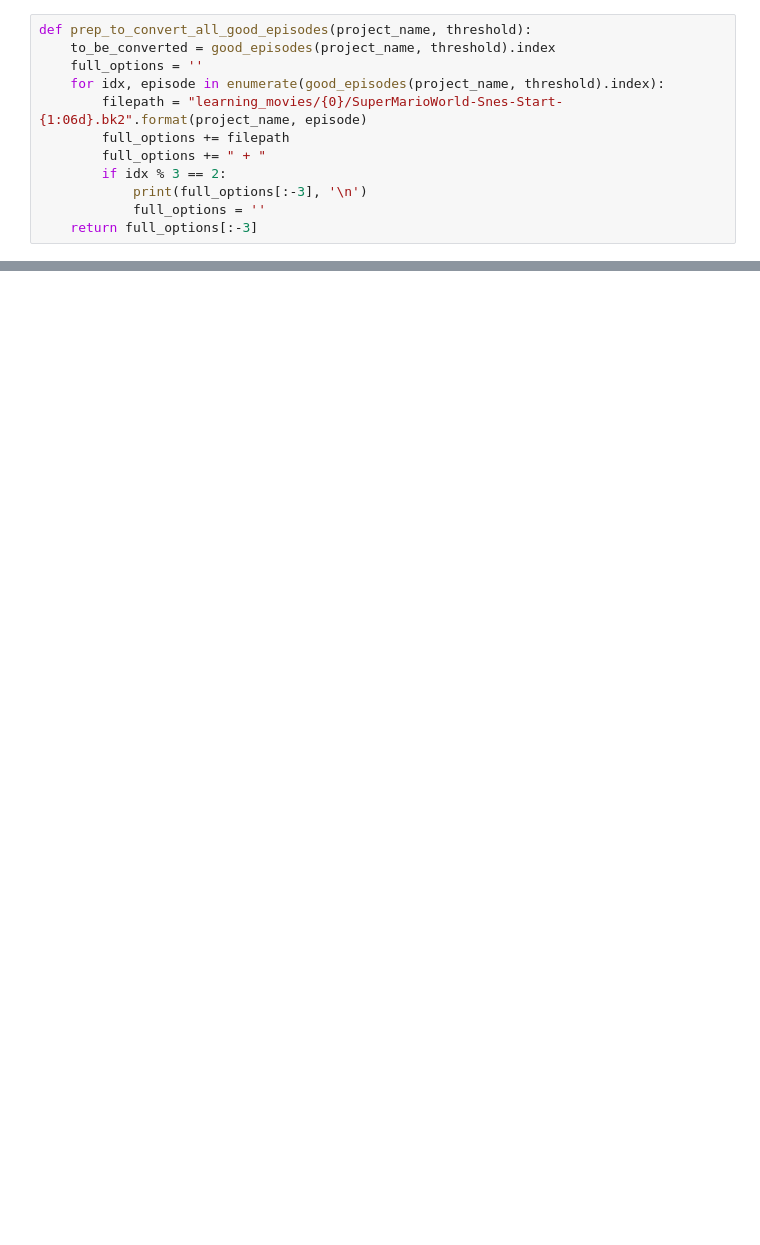
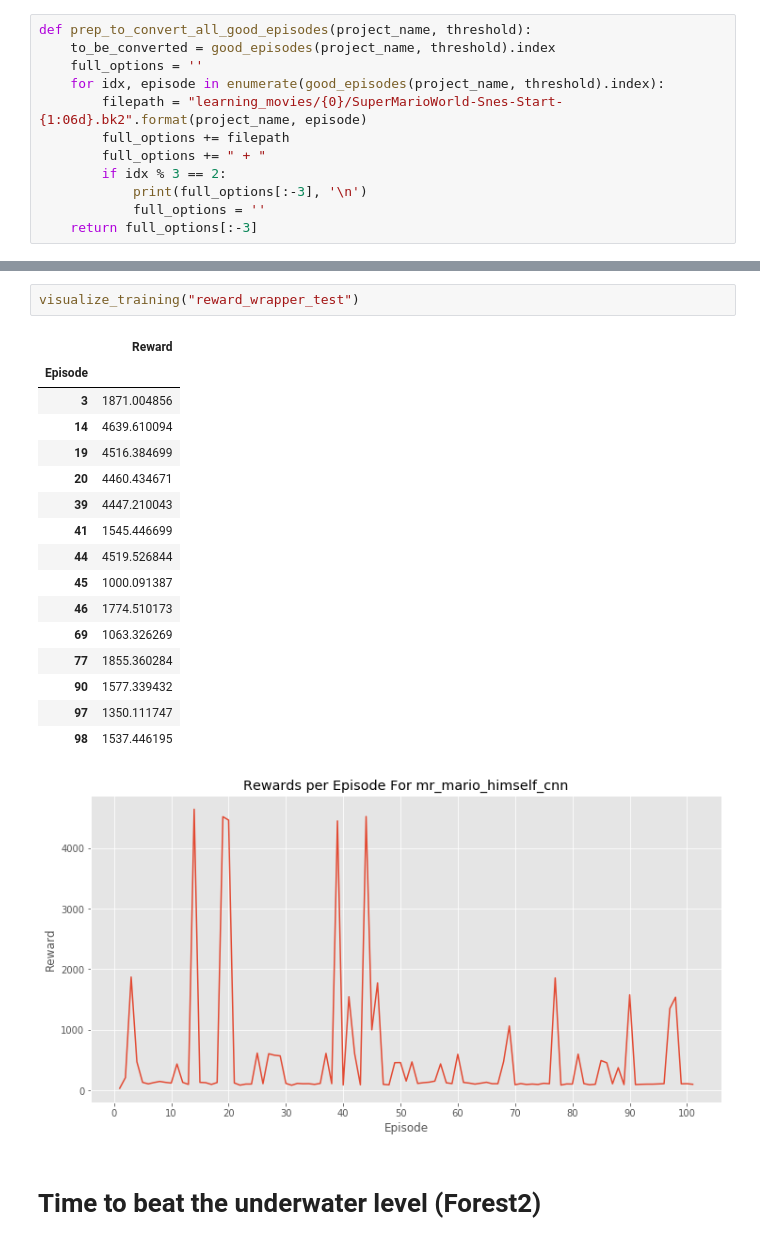
Before and after one commit to NJacobsohn/Your-Learning-is-in-Another-Castle, a Jupyter notebook: notebooks/plotting_and_visualization.ipynb, the cells around one changed output, grey strips where cells are left out. Saved outputs shown, nothing was run; the diff lists cells and outputs as text; blank space fills up the shorter version.

```diff
--- a/notebooks/plotting_and_visualization.ipynb
+++ b/notebooks/plotting_and_visualization.ipynb
@@ -176,0 +134,22 @@ good_episodes("underwater_level_big_train", 300)
+# %%
+visualize_training("reward_wrapper_test")
+# %% [output]
+|  | Reward |
+| Episode |  |
+| 3 | 1871.004856 |
+| 14 | 4639.610094 |
+| 19 | 4516.384699 |
+| 20 | 4460.434671 |
+| 39 | 4447.210043 |
+| 41 | 1545.446699 |
+| 44 | 4519.526844 |
+| 45 | 1000.091387 |
+| 46 | 1774.510173 |
+| 69 | 1063.326269 |
+| 77 | 1855.360284 |
+| 90 | 1577.339432 |
+| 97 | 1350.111747 |
+| 98 | 1537.446195 |
+[figure, added]
+# %% [markdown]
+# Time to beat the underwater level (Forest2)
```
Also changed, not shown: parts of 27 cells of this notebook.
